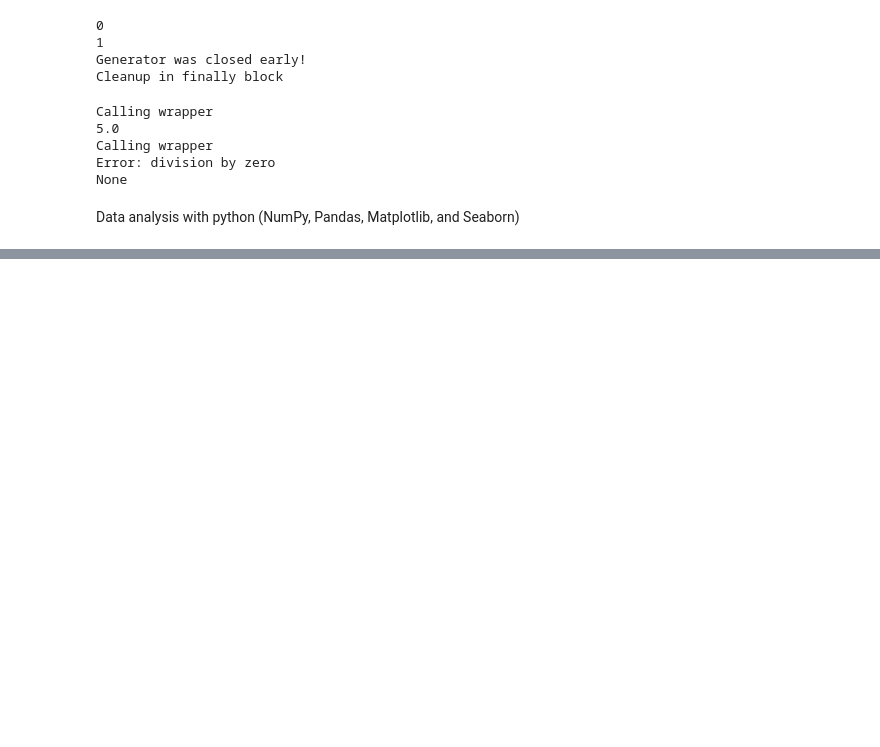
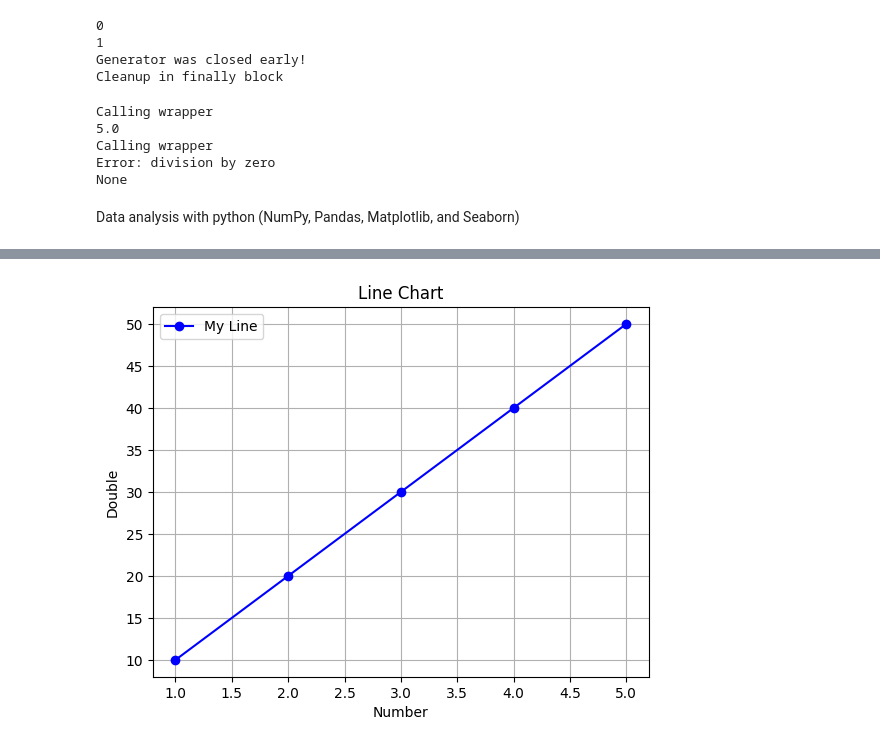
Before and after one commit to BinalPatel29/Exercise-with-python, a Jupyter notebook: Questions/hard.ipynb, the cells around one changed output, grey strips where cells are left out. Cells and saved outputs as stored; diff of their text form; code cells hidden in the pictures; blank space fills up the shorter version.

```diff
--- a/Questions/hard.ipynb
+++ b/Questions/hard.ipynb
@@ -469,4 +499,17 @@ Data analysis with python (NumPy, Pandas, Matplotlib, and Seaborn)
 # %%
 # Create a plot with custom colors, line styles, markers, title, axis labels, and grid.
+import matplotlib.pyplot as plt
+import seaborn as sns
+x=[1,2,3,4,5]
+y=[10,20,30,40,50]
+plt.plot(x, y, linestyle='-', marker='o', color='b',label='My Line')
+plt.title("Line Chart")
+plt.xlabel("Number")
+plt.ylabel("Double")
+plt.grid(True)
+plt.legend()
+plt.show()
+# %% [output]
+[figure, added]
 # %%
 # Create a heatmap from a correlation matrix with annotations.
```
Also changed, not shown: parts of 5 cells of this notebook.
